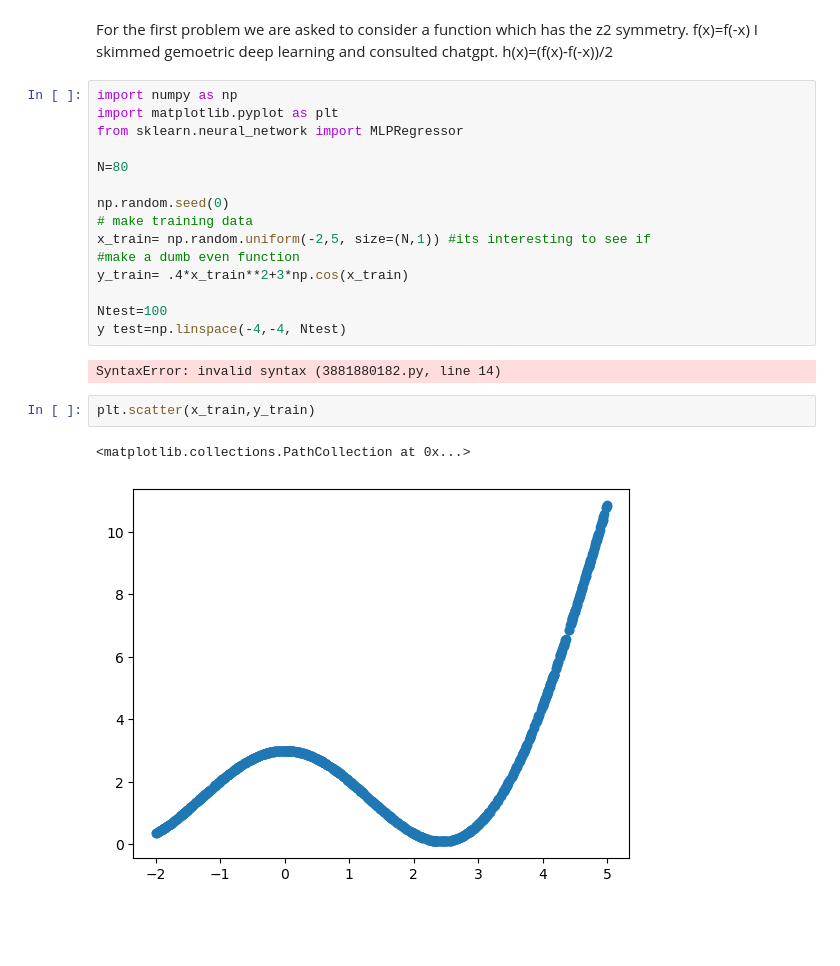
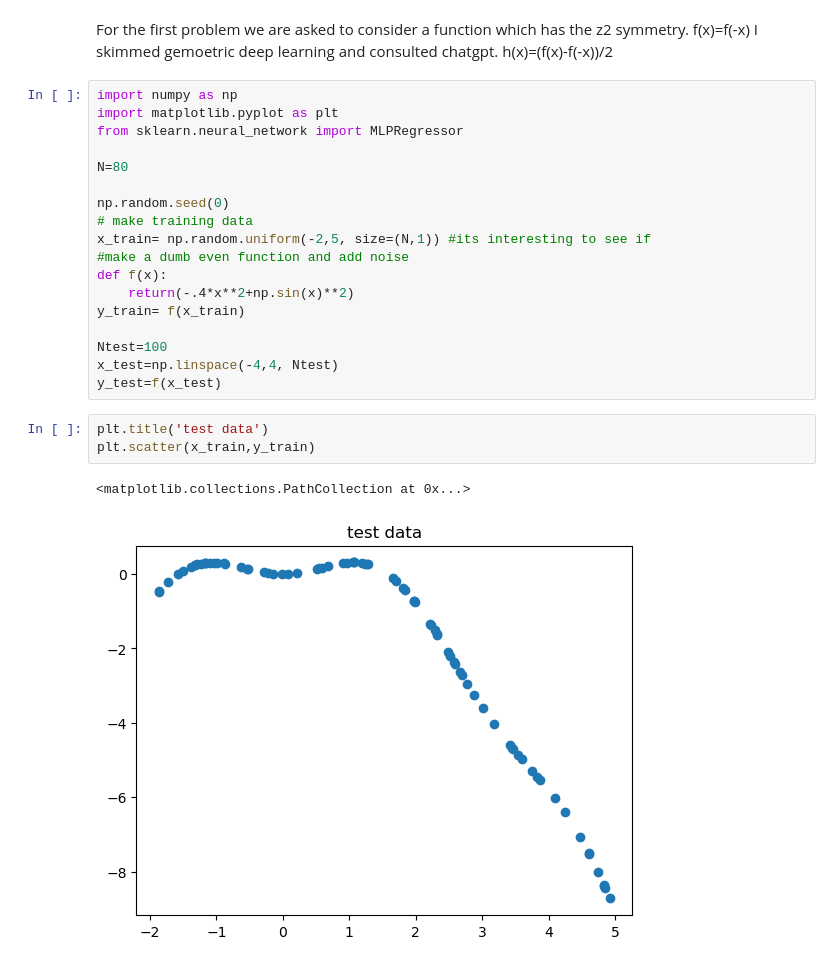
Before and after one commit to kdindial/ML_Spring26, a Jupyter notebook: ProblemSets/ps2/problem1.ipynb, the cells around one changed output. Cells and saved outputs as stored; diff of their text form; blank space fills up the shorter version.

```diff
--- a/ProblemSets/ps2/problem1.ipynb
+++ b/ProblemSets/ps2/problem1.ipynb
@@ -12,17 +12,19 @@ N=80
 np.random.seed(0)
 # make training data
 x_train= np.random.uniform(-2,5, size=(N,1)) #its interesting to see if
-#make a dumb even function
-y_train= .4*x_train**2+3*np.cos(x_train)
+#make a dumb even function and add noise
+def f(x):
+    return(-.4*x**2+np.sin(x)**2)
+y_train= f(x_train)
 
 Ntest=100
-y test=np.linspace(-4,-4, Ntest)
+x_test=np.linspace(-4,4, Ntest)
+y_test=f(x_test)
-# %% [output]
-SyntaxError: invalid syntax (3881880182.py, line 14)
 # %%
+plt.title('test data')
 plt.scatter(x_train,y_train)
 # %% [output]
 <matplotlib.collections.PathCollection at 0x...>
-[figure, old version]
+[figure, new version]
 # %%
 #now going to make a multi layer perceptron
```
Also changed, not shown: parts of 4 cells of this notebook.
